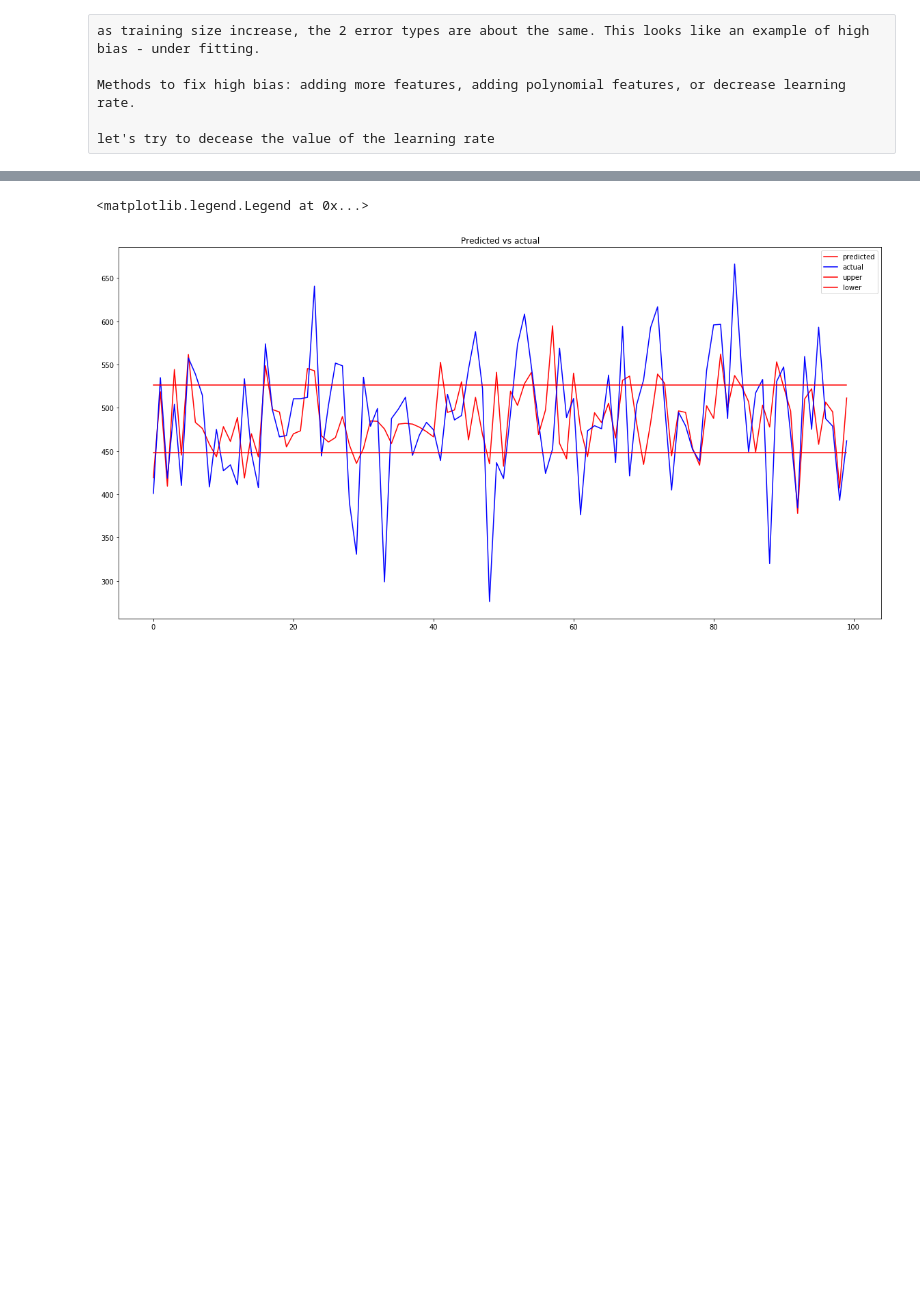
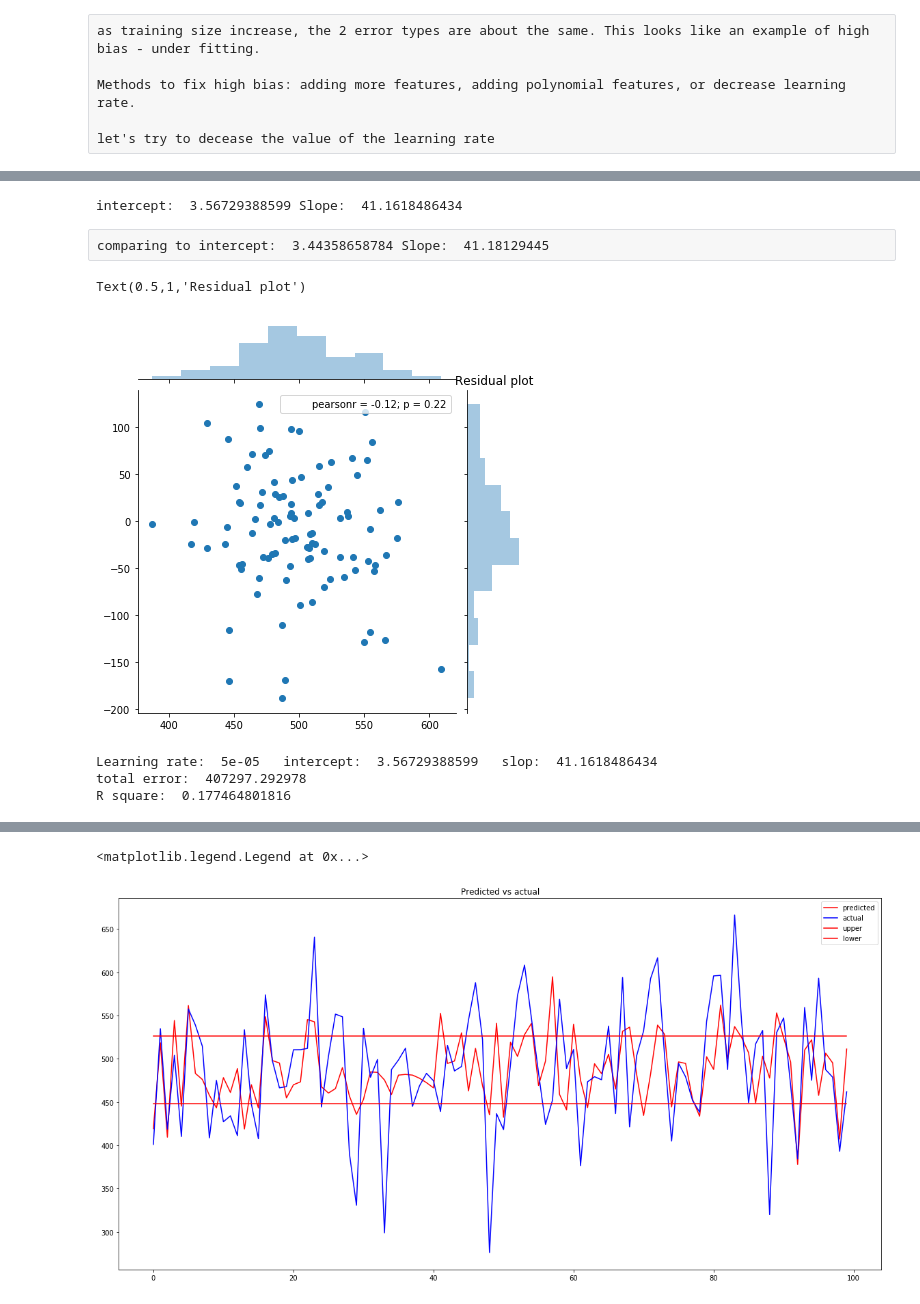
Before and after one commit to michaelzeng25/gradient-descent-on-app-and-yearly-spent, a Jupyter notebook: Gradient descent for simple linear regression.ipynb, the cells around one changed output, grey strips where cells are left out. Drawn from its saved outputs; the diff is of its cells as text; code cells hidden in the pictures; blank space fills up the shorter version.

```diff
--- a/Gradient descent for simple linear regression.ipynb
+++ b/Gradient descent for simple linear regression.ipynb
@@ -317,8 +297,7 @@ X_test = np.array(X_test)
 
 predicted_values = []
 for i in range(len(X_test)):
-    value = m + b1 * X_test[i]
-    predicted_values.append(value)
+    predicted_values.append(m + b * X_test[i])
 # %%
 total_error = 0.0
 for i in range(len(y_test)):
@@ -340,5 +324,59 @@ with learning rate = 0.00005, the total error is maller, and r square is higher.
+# %%
+
+# new variables
+landa = 10 # dont know what value to choose, lets try 10 first
+
+
+# training set
+def minimize_m_b(X_train2,y_train2, m, b, learning_rate, landa):
+    minimize_m = m
+    minimize_b = b
+    for i in range(len(X_train2)):
+        minimize_m +=  (m + b * X_train2[i]) - y_train2[i]
+        minimize_b += ((m + b * X_train2[i]) - y_train2[i]) * X_train2[i]
+    minimized_m = m * (1 - (learning_rate * landa) / N) - (learning_rate / N * minimize_m)
+    minimized_b = b * (1 - (learning_rate * landa) / N) - (learning_rate / N * minimize_b)
+    store_m.append(minimized_m)
+    store_b.append(minimized_b)
+    return [minimized_m, minimized_b]
+
+
+def run_minimize_m_b(X_train2,y_train2,init_m, init_b, learning_rate, num_iteration, landa):
+    m = init_m
+    b = init_b
+    for i in range(num_iteration):
+        m,b = minimize_m_b(X_train2,y_train2, m, b, learning_rate, landa)
+    return [m, b]
+
+
+m, b = run_minimize_m_b(X_train2,y_train2, init_m, init_b, learning_rate, num_iteration, landa)
+print ("intercept: ",m, "Slope: ",b)
+# %% [output]
+intercept:  3.56729388599 Slope:  41.1618486434
+# %% [raw]
+comparing to intercept:  3.44358658784 Slope:  41.18129445
 # %%
 predicted_values = []
 for i in range(len(X_test)):
-    value = m + b1 * X_test[i]
+    value = m + b * X_test[i]
     predicted_values.append(value)
+# %%
+predicted_values = np.array(predicted_values)
+# %%
+sns.jointplot(predicted_values, y_test - predicted_values )
+plt.title('Residual plot')
+# %% [output]
+Text(0.5,1,'Residual plot')
+[figure, added]
+# %%
+
+total_error = 0.0
+for i in range(len(y_test)):
+    total_error += (predicted_values[i] - y_test[i])**2
+print('Learning rate: ',learning_rate2,'  intercept: ', m, '  slop: ',b)
+print('total error: ', total_error)
+print('R square: ',metrics.r2_score(y_test, predicted_values))
+# %% [output]
+Learning rate:  5e-05   intercept:  3.56729388599   slop:  41.1618486434
+total error:  407297.292978
+R square:  0.177464801816
```
Also changed, not shown: parts of 40 cells of this notebook.
